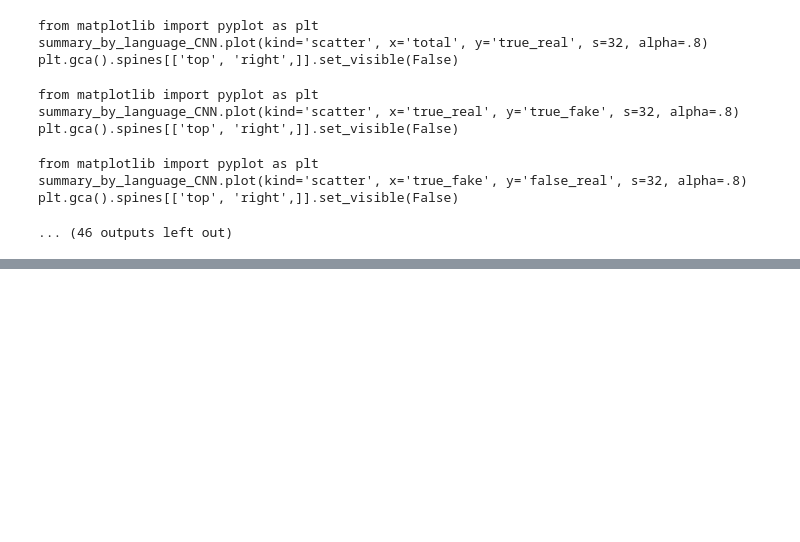
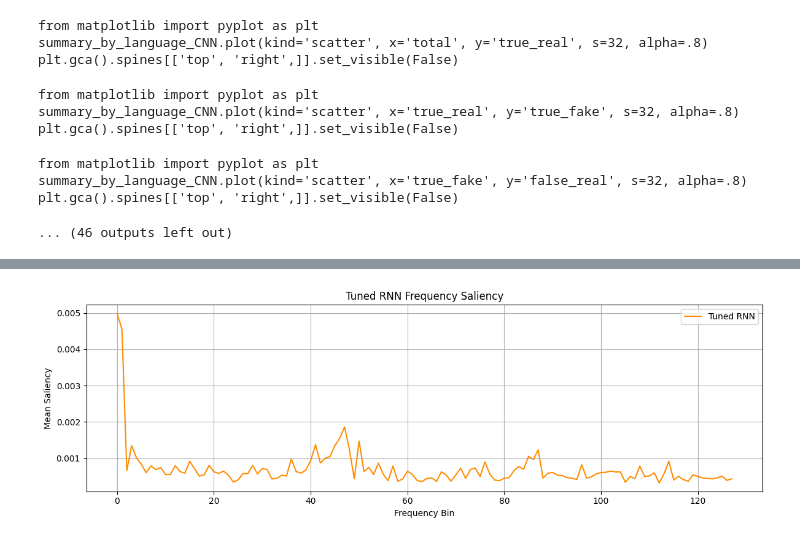
Before and after one commit to Nimsaa/deepfake_thesis, a Jupyter notebook: thesis1.ipynb, the cells around one changed output, grey strips where cells are left out. Cells and saved outputs as stored; diff of their text form; code cells hidden in the pictures; blank space fills up the shorter version.

```diff
--- a/thesis1.ipynb
+++ b/thesis1.ipynb
@@ -1268,0 +1855,22 @@ summary_by_language_CNN.to_csv("/content/drive/MyDrive/odss/summary_by_language_
+# %%
+epochs = 5
+for epoch in range(epochs):
+    model.train()
+    running_loss = 0.0
+
+    loop = tqdm(train_loader, desc=f"Epoch {epoch+1}/{epochs}", leave=False)
+    for inputs, labels in loop:
+        inputs = inputs.to(device)
+        labels = labels.to(device).unsqueeze(1)
+
+        optimizer.zero_grad()
+        outputs = model(inputs)
+        loss = loss_fn(outputs, labels)
+        loss.backward()
+        optimizer.step()
+
+        running_loss += loss.item()
+        loop.set_postfix(loss=loss.item())
+
+    avg_loss = running_loss / len(train_loader)
+    print(f"Epoch {epoch+1}/{epochs} completed. Avg loss: {avg_loss:.4f}")
@@ -1268,0 +1986,25 @@ summary_by_language_CNN.to_csv("/content/drive/MyDrive/odss/summary_by_language_
+# %%
+import numpy as np
+
+# saliency maps in single array [num_samples, 130, 128]
+saliency_array = np.stack(saliency_stack)
+
+#  mean saliency across time also  samples for each frequency bin
+mean_freq_saliency_rnn_v2 = saliency_array.mean(axis=(0, 1))  # shape: (128,)
+
+# Save as  file
+np.save("/content/drive/MyDrive/odss/rnn_v2_mean_freq_saliency.npy", mean_freq_saliency_rnn_v2)
+# %%
+import matplotlib.pyplot as plt
+
+plt.figure(figsize=(12, 4))
+plt.plot(mean_freq_saliency_rnn_v2, label="Tuned RNN", color="darkorange")
+plt.xlabel("Frequency Bin")
+plt.ylabel("Mean Saliency")
+plt.title("Tuned RNN Frequency Saliency")
+plt.grid(True)
+plt.legend()
+plt.tight_layout()
+plt.show()
+# %% [output]
+[figure, added]
```
Also changed, not shown: parts of 49 cells of this notebook.
